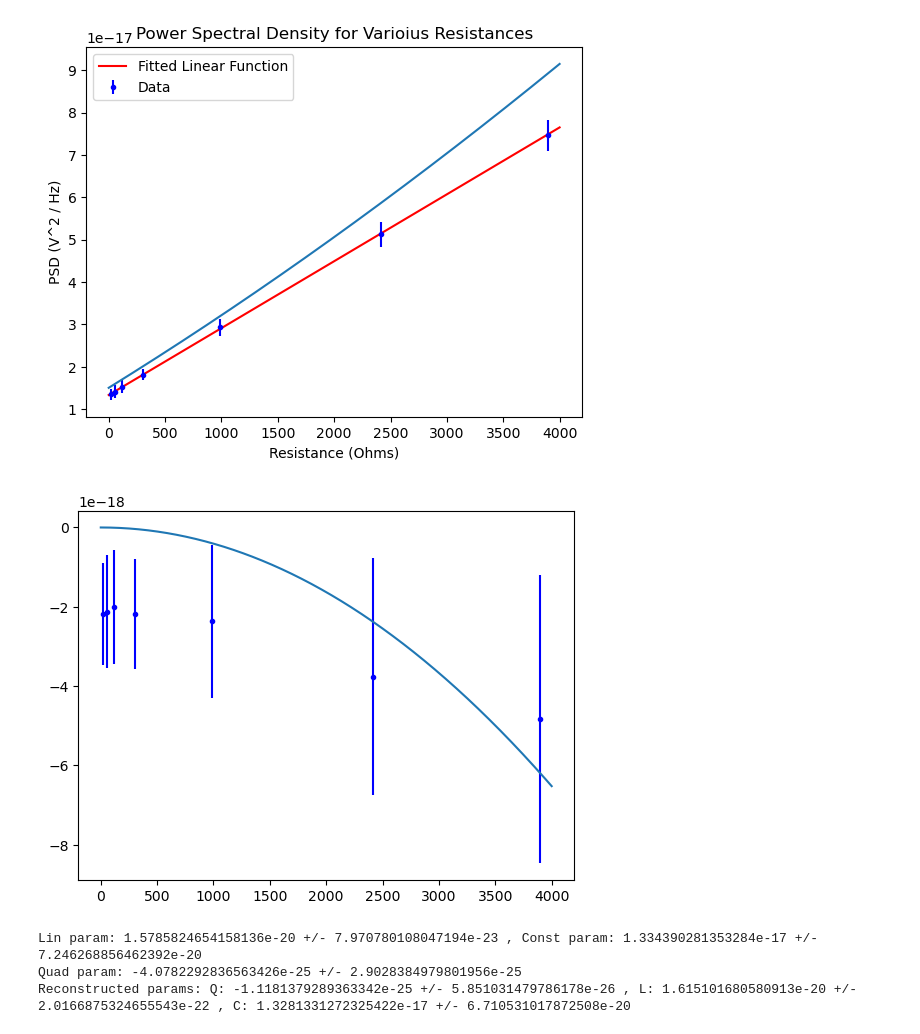
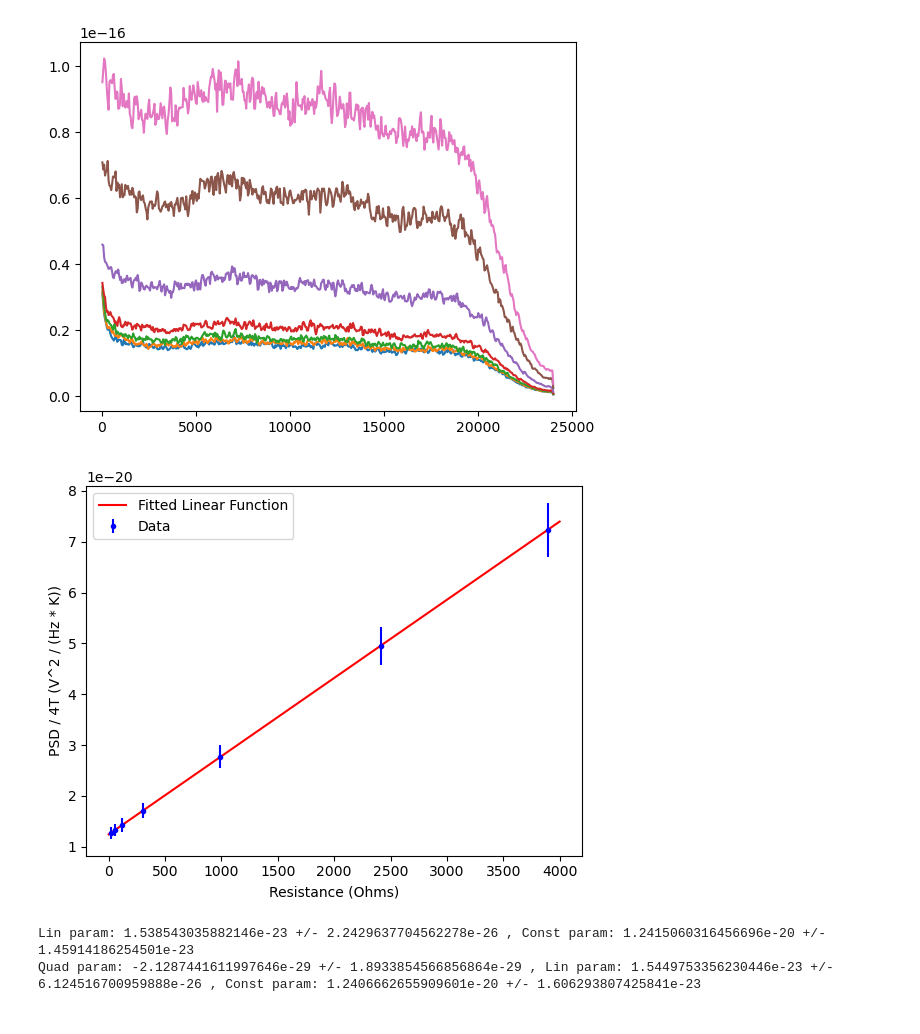
Before and after one commit to loganmachale/PHYS-309, a Jupyter notebook: JN.ipynb, the cells around one changed output. Saved outputs shown, nothing was run; the diff lists cells and outputs as text; code cells hidden in the pictures.

```diff
--- a/JN.ipynb
+++ b/JN.ipynb
@@ -142,18 +144,20 @@ def piece_func(x):
 
     for i in x:
         if i < 10:
-            y = np.append(y, fourier_series(i, a0, an, bn, T))
+            y = np.append(y, fourier_series(i, a0, an, bn, T) - 11)
         elif i < 56:
             y = np.append(y, mod_fourier_series(i, *params))
         elif i < 70:
             y = np.append(y, mod_fourier_series(i, *params) * 2.3 - 2840)
         elif i < 1000:
             y = np.append(y, fourier_series(i, a0, an, bn, T))
+        elif i < 2500:
+            y = np.append(y, amplification(c_amp(i)))
         elif i < 4000:
-            y = np.append(y, amplification(c_amp(i)))
-        elif i < 40000:
-            y = np.append(y, mod_fourier_series(i, *params))
+            y = np.append(y, amplification(c_amp(i)) * 1.2 - 440)
+        elif i < 20000:
+            y = np.append(y, mod_fourier_series(i, *params) + 10)
         else:
-            y = np.append(y, fourier_series(i, a0, an, bn, T) * 1.7 + 30)
+            y = np.append(y, amplification(c_amp(i))*0.9 - 30)
     return y
 # %%
@@ -241,7 +234,12 @@ R_1k = 990.65
 R_2k = 2411.65
 R_3_9k = 3895.67
 
+Temp = 298.15
+Temp_std = 1.5
+
 fs = 48000
+
+G_red_chi_sq = 1.3595060880706404
 
 Pden_arr = np.array([])
 Pden_std_arr = np.array([])
@@ -255,7 +253,7 @@ time1k, data1k = importWAV('1k_Ohm.wav')
 time2k, data2k = importWAV('2k_Ohm.wav')
 time3_9k, data3_9k = importWAV('3_9k_Ohm.wav')
 
-SC_cal = 9.4
+SC_cal = 8.695
 
 v_data18 = data18['right'] / SC_cal
 v_data56 = data56['right'] / SC_cal
@@ -266,59 +264,51 @@ v_data2k = data2k['right'] / SC_cal
 v_data3_9k = data3_9k['right'] / SC_cal
 
 v_data_arr = np.array([v_data18, v_data56, v_data120, v_data300, v_data1k, v_data2k, v_data3_9k])
 
 for v_dat in v_data_arr:
     f, Pxx_den = signal.welch(v_dat, fs, nperseg=1024)
     f = f[1:]
     Pxx_den = Pxx_den[1:]
     Pxx_den = Pxx_den / piece_func(f) ** 2
+    flat_Pxx_den = Pxx_den[5:420]
+    plt.plot(f, Pxx_den, scalex='log')
 
-    Pden_std_arr = np.append(Pden_std_arr, np.std(Pxx_den[5:95]))
-    Pden_arr = np.append(Pden_arr, np.mean(Pxx_den[5:95]))
+    data_std = np.sqrt(np.sum((2 * flat_Pxx_den * np.sqrt((3 / 40) ** 2
+                      + G_red_chi_sq * (5.66 / 100) ** 2)) ** 2)).real / len(flat_Pxx_den)
+    Pden_std_arr = np.append(Pden_std_arr, np.sqrt(np.std(flat_Pxx_den) ** 2 + data_std ** 2))
+    Pden_arr = np.append(Pden_arr, np.mean(flat_Pxx_den).real)
 
 def lin_func(x, a, b):
     return a*x + b
 
-def quad_func(x, a):
-    return a*x**2
-
-def re_func(x, a, b, c):
+def quad_func(x, a, b, c):
     return a*x**2 + b*x + c
 
-quad_Pden_arr = Pden_arr - 1.645788E-20 * R_arr - 1.5362146834469127E-17
+kb_slope_arr = Pden_arr / (4 * Temp)
+kb_slope_std_arr = Pden_arr / (4 * Temp) * np.sqrt((Pden_std_arr / Pden_arr) ** 2 + (Temp_std / Temp) ** 2)
 
-params_quad, cov_quad = curve_fit(quad_func, R_arr, quad_Pden_arr, sigma=Pden_std_arr)
-p_quad_err = np.sqrt(np.diag(cov_quad))
-
-params_lin, cov_lin = curve_fit(lin_func, R_arr, Pden_arr, sigma=Pden_std_arr)
+params_lin, cov_lin = curve_fit(lin_func, R_arr, kb_slope_arr, sigma=kb_slope_std_arr)
 p_lin_err = np.sqrt(np.diag(cov_lin))
 
-params_re, cov_re = curve_fit(re_func, R_arr, Pden_arr, sigma=Pden_std_arr, p0=[6.620623904161103E-25, 1.645788E-20, 1.504332732566336E-17])
-p_re_err = np.sqrt(np.diag(cov_re))
+params_quad, cov_quad = curve_fit(quad_func, R_arr, kb_slope_arr, sigma=kb_slope_std_arr)
+p_quad_err = np.sqrt(np.diag(cov_quad))
 
 R_space = np.linspace(0, 4000, 1000)
 
 plt.figure(0)
-plt.errorbar(R_arr, Pden_arr, Pden_std_arr, fmt='b.', label='Data')
+plt.errorbar(R_arr, kb_slope_arr, kb_slope_std_arr, fmt='b.', label='Data')
 plt.plot(R_space, lin_func(R_space, *params_lin), 'r', label='Fitted Linear Function')
-plt.plot(R_space, re_func(R_space, 6.620623904161103E-25, 1.645788E-20, 1.504332732566336E-17))
-plt.title('Power Spectral Density for Varioius Resistances')
+#plt.plot(R_space, quad_func(R_space, *params_quad), label='Fitted Quadratic Function')
 plt.xlabel('Resistance (Ohms)')
-plt.ylabel('PSD (V^2 / Hz)')
+plt.ylabel('PSD / 4T (V^2 / (Hz * K))')
 plt.legend()
 plt.show()
 
-plt.figure(1)
-plt.errorbar(R_arr, quad_Pden_arr, Pden_std_arr, fmt='b.', label='Data')
-plt.plot(R_space, quad_func(R_space, *params_quad))
-plt.show()
-
 print('Lin param: {} +/- {} , Const param: {} +/- {}'.format(params_lin[0], p_lin_err[0], params_lin[1], p_lin_err[1]))
-print('Quad param: {} +/- {}'.format(*params_quad, *p_quad_err))
-print('Reconstructed params: Q: {} +/- {} , L: {} +/- {} , C: {} +/- {}'.format(params_re[0], p_re_err[0], params_re[1], p_re_err[1], params_re[2], p_re_err[2]))
+print('Quad param: {} +/- {} , Lin param: {} +/- {} , Const param: {} +/- {}'.format(params_quad[0], p_quad_err[0], params_quad[1],
+                                                                                     p_quad_err[1], params_quad[2], p_quad_err[2]))
 # %% [output]
-[figure, old version]
+[figure, new version]
-[figure, old version]
+[figure, new version]
-Lin param: 1.5785824654158136e-20 +/- 7.970780108047194e-23 , Const param: 1.334390281353284e-17 +/- 7.246268856462392e-20
-Quad param: -4.0782292836563426e-25 +/- 2.9028384979801956e-25
-Reconstructed params: Q: -1.1181379289363342e-25 +/- 5.851031479786178e-26 , L: 1.615101680580913e-20 +/- 2.0166875324655543e-22 , C: 1.3281331272325422e-17 +/- 6.710531017872508e-20
+Lin param: 1.538543035882146e-23 +/- 2.2429637704562278e-26 , Const param: 1.2415060316456696e-20 +/- 1.45914186254501e-23
+Quad param: -2.1287441611997646e-29 +/- 1.8933854566856864e-29 , Lin param: 1.5449753356230446e-23 +/- 6.124516700959888e-26 , Const param: 1.2406662655909601e-20 +/- 1.606293807425841e-23
```
Also changed, not shown: parts of 3 cells of this notebook, 3 other files.
